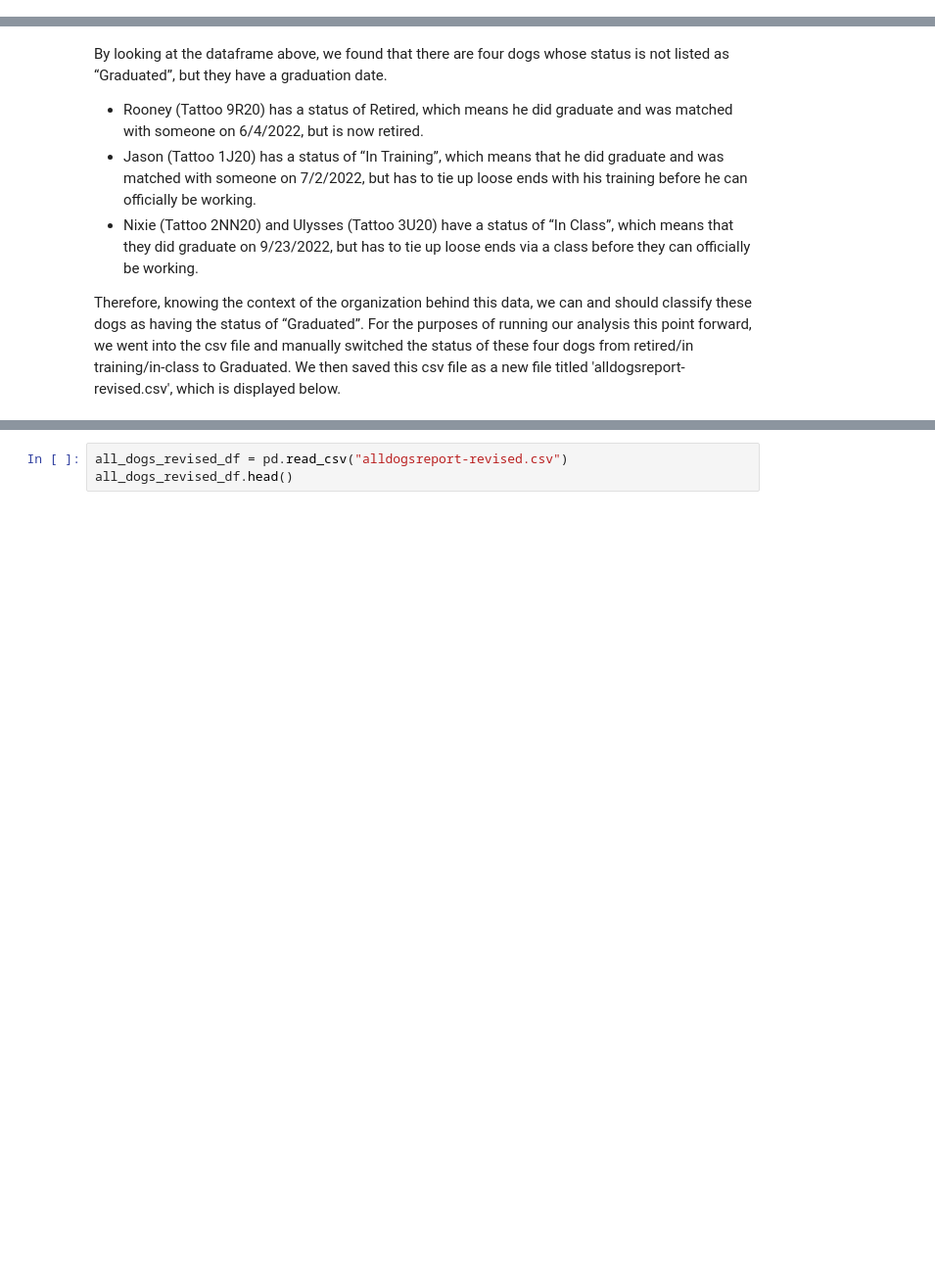
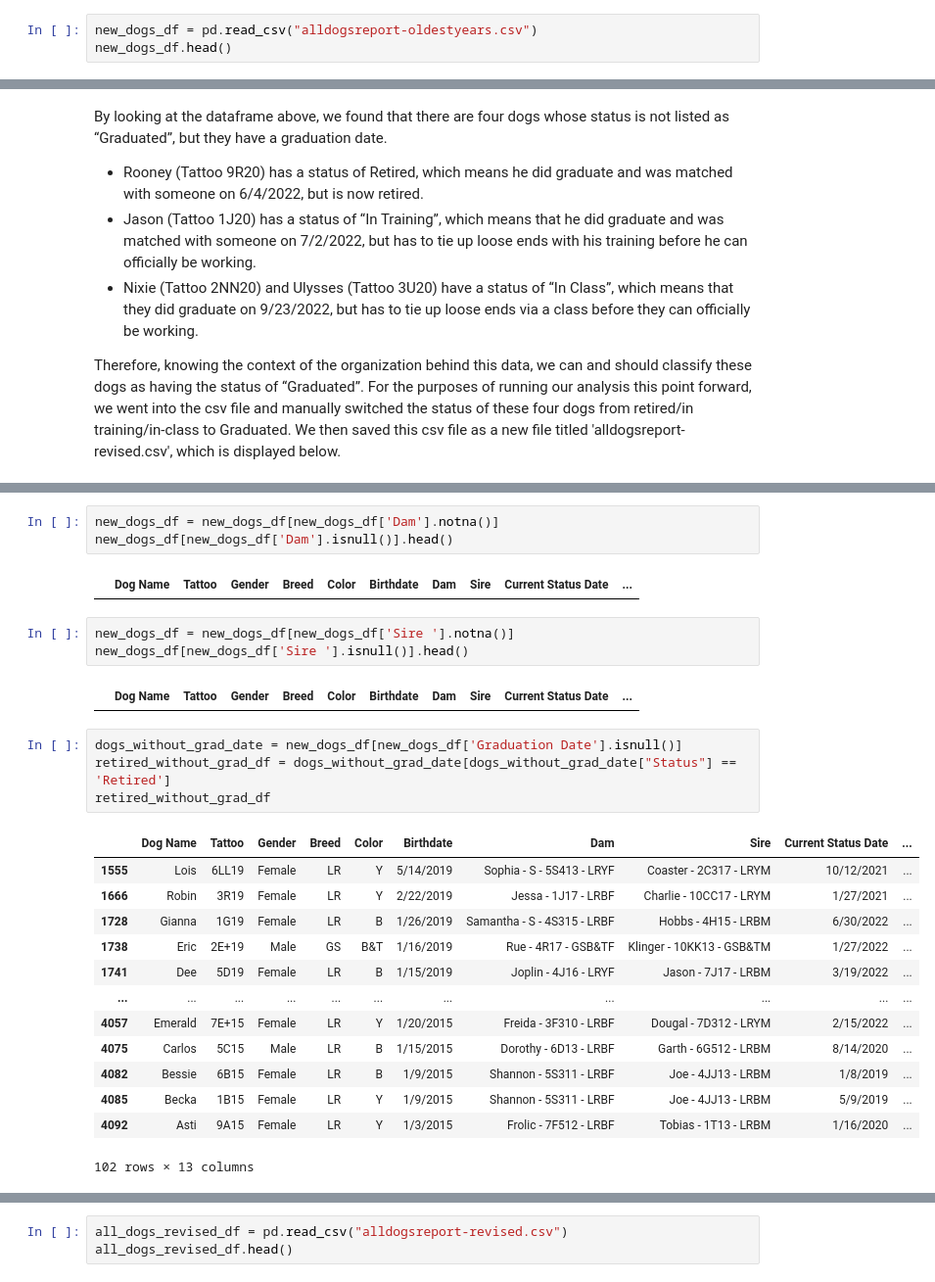
Before and after one commit to Julianna-Castlegrant/info2950-group-proj, a Jupyter notebook: finalproject/dogdata.ipynb, the cells around one changed output, grey strips where cells are left out. Shown at 98% size. Drawn from its saved outputs; the diff is of its cells as text; blank space fills up the shorter version.

```diff
--- a/finalproject/dogdata.ipynb
+++ b/finalproject/dogdata.ipynb
@@ -49,0 +56,3 @@ We would like to note that because this data is for the years 2020 and after, we
+# %%
+new_dogs_df = pd.read_csv("alldogsreport-oldestyears.csv")
+new_dogs_df.head()
@@ -102,0 +140,28 @@ Therefore, knowing the context of the organization behind this data, we can and
+# %%
+new_dogs_df = new_dogs_df[new_dogs_df['Dam'].notna()]
+new_dogs_df[new_dogs_df['Dam'].isnull()].head()
+# %% [output]
+|  | Dog Name | Tattoo | Gender | Breed | Color | Birthdate | Dam | Sire | Current Status Date | ... |
+# %%
+new_dogs_df = new_dogs_df[new_dogs_df['Sire '].notna()]
+new_dogs_df[new_dogs_df['Sire '].isnull()].head()
+# %% [output]
+|  | Dog Name | Tattoo | Gender | Breed | Color | Birthdate | Dam | Sire | Current Status Date | ... |
+# %%
+dogs_without_grad_date = new_dogs_df[new_dogs_df['Graduation Date'].isnull()]
+retired_without_grad_df = dogs_without_grad_date[dogs_without_grad_date["Status"] == 'Retired']
+retired_without_grad_df
+# %% [output]
+|  | Dog Name | Tattoo | Gender | Breed | Color | Birthdate | Dam | Sire | Current Status Date | ... |
+| 1555 | Lois | 6LL19 | Female | LR | Y | 5/14/2019 | Sophia - S - 5S413 - LRYF | Coaster - 2C317 - LRYM | 10/12/2021 | ... |
+| 1666 | Robin | 3R19 | Female | LR | Y | 2/22/2019 | Jessa - 1J17 - LRBF | Charlie - 10CC17 - LRYM | 1/27/2021 | ... |
+| 1728 | Gianna | 1G19 | Female | LR | B | 1/26/2019 | Samantha - S - 4S315 - LRBF | Hobbs - 4H15 - LRBM | 6/30/2022 | ... |
+| 1738 | Eric | 2E+19 | Male | GS | B&T | 1/16/2019 | Rue - 4R17 - GSB&TF | Klinger - 10KK13 - GSB&TM | 1/27/2022 | ... |
+| 1741 | Dee | 5D19 | Female | LR | B | 1/15/2019 | Joplin - 4J16 - LRYF | Jason - 7J17 - LRBM | 3/19/2022 | ... |
+| ... | ... | ... | ... | ... | ... | ... | ... | ... | ... | ... |
+| 4057 | Emerald | 7E+15 | Female | LR | Y | 1/20/2015 | Freida - 3F310 - LRBF | Dougal - 7D312 - LRYM | 2/15/2022 | ... |
+| 4075 | Carlos | 5C15 | Male | LR | B | 1/15/2015 | Dorothy - 6D13 - LRBF | Garth - 6G512 - LRBM | 8/14/2020 | ... |
+| 4082 | Bessie | 6B15 | Female | LR | B | 1/9/2015 | Shannon - 5S311 - LRBF | Joe - 4JJ13 - LRBM | 1/8/2019 | ... |
+| 4085 | Becka | 1B15 | Female | LR | Y | 1/9/2015 | Shannon - 5S311 - LRBF | Joe - 4JJ13 - LRBM | 5/9/2019 | ... |
+| 4092 | Asti | 9A15 | Female | LR | Y | 1/3/2015 | Frolic - 7F512 - LRBF | Tobias - 1T13 - LRBM | 1/16/2020 | ... |
+102 rows × 13 columns
```
Also changed, not shown: parts of 34 cells of this notebook, 2 other files.
